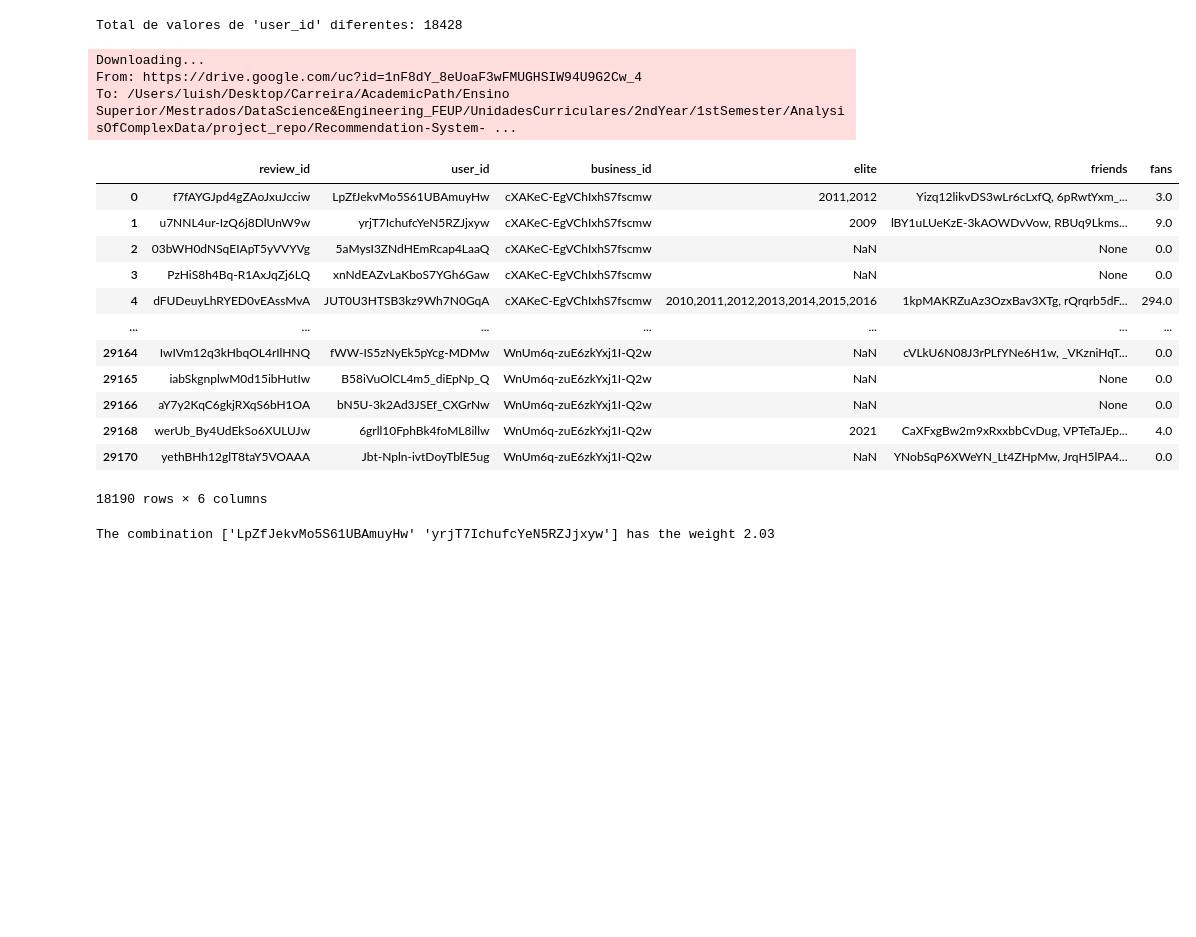
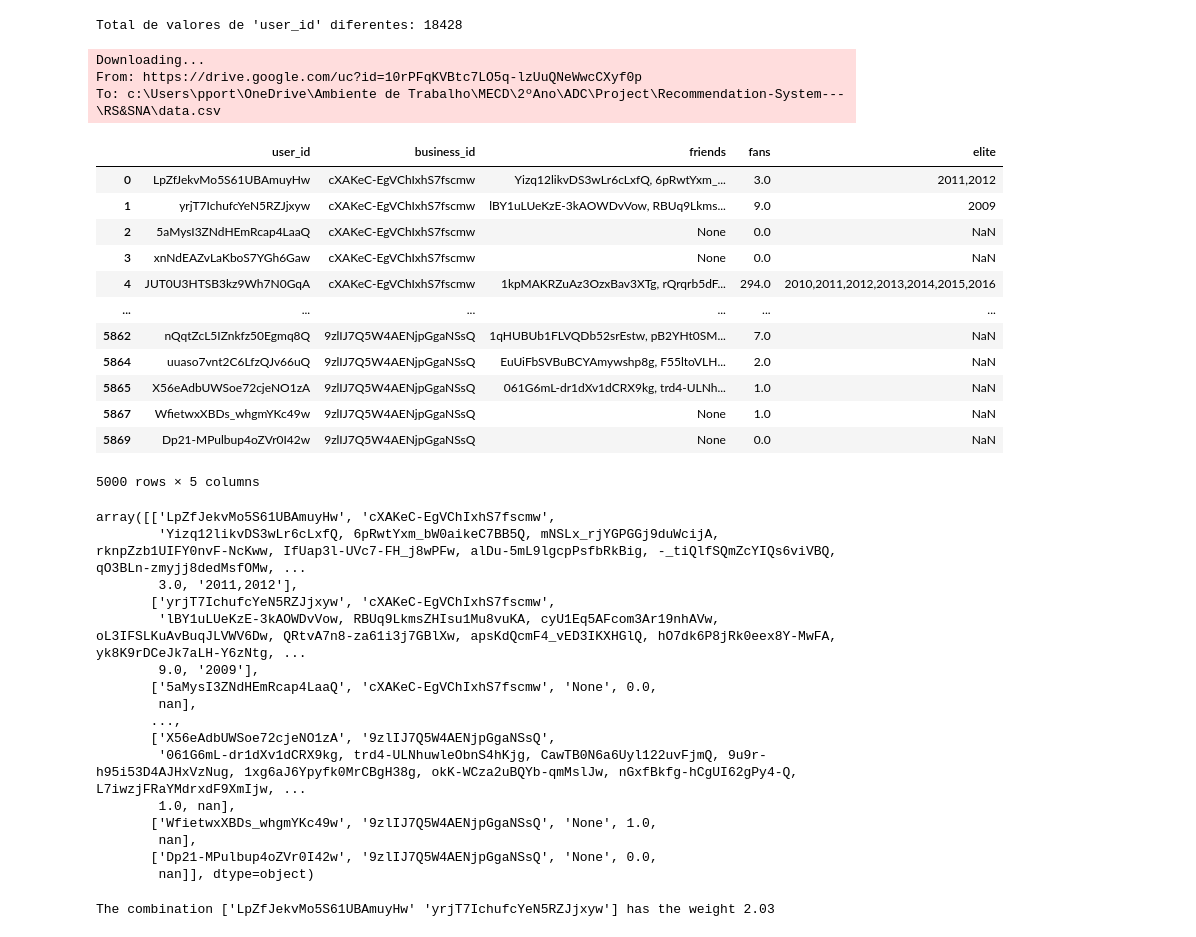
Before and after one commit to PPortela00/Recommendation-System---, a Jupyter notebook: RS&SNA/notebook.ipynb, the cells around one changed output. Drawn from its saved outputs; the diff is of its cells as text; code cells hidden in the pictures; blank space fills up the shorter version.

```diff
--- a/RS&SNA/notebook.ipynb
+++ b/RS&SNA/notebook.ipynb
@@ -388,35 +393,62 @@ sna_np = np.array(sna_df)
 Total de valores de 'user_id' diferentes: 18428
 # %%
 #File ID from your Google Drive URL
-file_id = '1nF8dY_8eUoaF3wFMUGHSIW94U9G2Cw_4'
+file_id = '10rPFqKVBtc7LO5q-lzUuQNeWwcCXyf0p'
 output = 'data.csv'  # Local filename to save the downloaded CSV file
 
 url = f'https://drive.google.com/uc?id={file_id}'
 
 gdown.download(url, output, quiet=False)
 
 # Read the downloaded CSV file with a semicolon delimiter
 sna_df = pd.read_csv(output, delimiter=';')
 sna_df = sna_df.drop_duplicates(subset='user_id')
 sna_np = np.array(sna_df)
+#display(sna_df)
+
+# Create a subset of sna_df with the first 5000 rows and the first 5 columns
+sna_df = sna_df.iloc[:5000, :5]
+
+sna_np = np.array(sna_df)
+
+# Display the subset of the DataFrame
 display(sna_df)
+
+# The subset of the NumPy array can be used directly
+display(sna_np)
 # %% [output]
 Downloading...
-From: https://drive.google.com/uc?id=1nF8dY_8eUoaF3wFMUGHSIW94U9G2Cw_4
-To: /Users/luish/Desktop/Carreira/AcademicPath/Ensino Superior/Mestrados/DataScience&Engineering_FEUP/UnidadesCurriculares/2ndYear/1stSemester/AnalysisOfComplexData/project_repo/Recommendation-System- ...
+From: https://drive.google.com/uc?id=10rPFqKVBtc7LO5q-lzUuQNeWwcCXyf0p
+To: c:\Users\pport\OneDrive\Ambiente de Trabalho\MECD\2ºAno\ADC\Project\Recommendation-System---\RS&SNA\data.csv
-|  | review_id | user_id | business_id | elite | friends | fans |
-| 0 | f7fAYGJpd4gZAoJxuJcciw | LpZfJekvMo5S61UBAmuyHw | cXAKeC-EgVChIxhS7fscmw | 2011,2012 | Yizq12likvDS3wLr6cLxfQ, 6pRwtYxm_... | 3.0 |
-| 1 | u7NNL4ur-IzQ6j8DlUnW9w | yrjT7IchufcYeN5RZJjxyw | cXAKeC-EgVChIxhS7fscmw | 2009 | lBY1uLUeKzE-3kAOWDvVow, RBUq9Lkms... | 9.0 |
-| 2 | 03bWH0dNSqEIApT5yVVYVg | 5aMysI3ZNdHEmRcap4LaaQ | cXAKeC-EgVChIxhS7fscmw | NaN | None | 0.0 |
-| 3 | PzHiS8h4Bq-R1AxJqZj6LQ | xnNdEAZvLaKboS7YGh6Gaw | cXAKeC-EgVChIxhS7fscmw | NaN | None | 0.0 |
-| 4 | dFUDeuyLhRYED0vEAssMvA | JUT0U3HTSB3kz9Wh7N0GqA | cXAKeC-EgVChIxhS7fscmw | 2010,2011,2012,2013,2014,2015,2016 | 1kpMAKRZuAz3OzxBav3XTg, rQrqrb5dF... | 294.0 |
-| ... | ... | ... | ... | ... | ... | ... |
-| 29164 | IwIVm12q3kHbqOL4rIlHNQ | fWW-IS5zNyEk5pYcg-MDMw | WnUm6q-zuE6zkYxj1I-Q2w | NaN | cVLkU6N08J3rPLfYNe6H1w, _VKzniHqT... | 0.0 |
-| 29165 | iabSkgnplwM0d15ibHutIw | B58iVuOlCL4m5_diEpNp_Q | WnUm6q-zuE6zkYxj1I-Q2w | NaN | None | 0.0 |
-| 29166 | aY7y2KqC6gkjRXqS6bH1OA | bN5U-3k2Ad3JSEf_CXGrNw | WnUm6q-zuE6zkYxj1I-Q2w | NaN | None | 0.0 |
-| 29168 | werUb_By4UdEkSo6XULUJw | 6grll10FphBk4foML8illw | WnUm6q-zuE6zkYxj1I-Q2w | 2021 | CaXFxgBw2m9xRxxbbCvDug, VPTeTaJEp... | 4.0 |
-| 29170 | yethBHh12glT8taY5VOAAA | Jbt-Npln-ivtDoyTblE5ug | WnUm6q-zuE6zkYxj1I-Q2w | NaN | YNobSqP6XWeYN_Lt4ZHpMw, JrqH5lPA4... | 0.0 |
+|  | user_id | business_id | friends | fans | elite |
+| 0 | LpZfJekvMo5S61UBAmuyHw | cXAKeC-EgVChIxhS7fscmw | Yizq12likvDS3wLr6cLxfQ, 6pRwtYxm_... | 3.0 | 2011,2012 |
+| 1 | yrjT7IchufcYeN5RZJjxyw | cXAKeC-EgVChIxhS7fscmw | lBY1uLUeKzE-3kAOWDvVow, RBUq9Lkms... | 9.0 | 2009 |
+| 2 | 5aMysI3ZNdHEmRcap4LaaQ | cXAKeC-EgVChIxhS7fscmw | None | 0.0 | NaN |
+| 3 | xnNdEAZvLaKboS7YGh6Gaw | cXAKeC-EgVChIxhS7fscmw | None | 0.0 | NaN |
+| 4 | JUT0U3HTSB3kz9Wh7N0GqA | cXAKeC-EgVChIxhS7fscmw | 1kpMAKRZuAz3OzxBav3XTg, rQrqrb5dF... | 294.0 | 2010,2011,2012,2013,2014,2015,2016 |
+| ... | ... | ... | ... | ... | ... |
+| 5862 | nQqtZcL5IZnkfz50Egmq8Q | 9zlIJ7Q5W4AENjpGgaNSsQ | 1qHUBUb1FLVQDb52srEstw, pB2YHt0SM... | 7.0 | NaN |
+| 5864 | uuaso7vnt2C6LfzQJv66uQ | 9zlIJ7Q5W4AENjpGgaNSsQ | EuUiFbSVBuBCYAmywshp8g, F55ltoVLH... | 2.0 | NaN |
+| 5865 | X56eAdbUWSoe72cjeNO1zA | 9zlIJ7Q5W4AENjpGgaNSsQ | 061G6mL-dr1dXv1dCRX9kg, trd4-ULNh... | 1.0 | NaN |
+| 5867 | WfietwxXBDs_whgmYKc49w | 9zlIJ7Q5W4AENjpGgaNSsQ | None | 1.0 | NaN |
+| 5869 | Dp21-MPulbup4oZVr0I42w | 9zlIJ7Q5W4AENjpGgaNSsQ | None | 0.0 | NaN |
-18190 rows × 6 columns
+5000 rows × 5 columns
+array([['LpZfJekvMo5S61UBAmuyHw', 'cXAKeC-EgVChIxhS7fscmw',
+        'Yizq12likvDS3wLr6cLxfQ, 6pRwtYxm_bW0aikeC7BB5Q, mNSLx_rjYGPGGj9duWcijA, rknpZzb1UIFY0nvF-NcKww, IfUap3l-UVc7-FH_j8wPFw, alDu-5mL9lgcpPsfbRkBig, -_tiQlfSQmZcYIQs6viVBQ, qO3BLn-zmyjj8dedMsfOMw, ...
+        3.0, '2011,2012'],
+       ['yrjT7IchufcYeN5RZJjxyw', 'cXAKeC-EgVChIxhS7fscmw',
+        'lBY1uLUeKzE-3kAOWDvVow, RBUq9LkmsZHIsu1Mu8vuKA, cyU1Eq5AFcom3Ar19nhAVw, oL3IFSLKuAvBuqJLVWV6Dw, QRtvA7n8-za61i3j7GBlXw, apsKdQcmF4_vED3IKXHGlQ, hO7dk6P8jRk0eex8Y-MwFA, yk8K9rDCeJk7aLH-Y6zNtg, ...
+        9.0, '2009'],
+       ['5aMysI3ZNdHEmRcap4LaaQ', 'cXAKeC-EgVChIxhS7fscmw', 'None', 0.0,
+        nan],
+       ...,
+       ['X56eAdbUWSoe72cjeNO1zA', '9zlIJ7Q5W4AENjpGgaNSsQ',
+        '061G6mL-dr1dXv1dCRX9kg, trd4-ULNhuwleObnS4hKjg, CawTB0N6a6Uyl122uvFjmQ, 9u9r-h95i53D4AJHxVzNug, 1xg6aJ6Ypyfk0MrCBgH38g, okK-WCza2uBQYb-qmMslJw, nGxfBkfg-hCgUI62gPy4-Q, L7iwzjFRaYMdrxdF9XmIjw, ...
+        1.0, nan],
+       ['WfietwxXBDs_whgmYKc49w', '9zlIJ7Q5W4AENjpGgaNSsQ', 'None', 1.0,
+        nan],
+       ['Dp21-MPulbup4oZVr0I42w', '9zlIJ7Q5W4AENjpGgaNSsQ', 'None', 0.0,
+        nan]], dtype=object)
 # %%
 def Weight(users_1, users_2):
     def EliteUsers(users_1):
```
Also changed, not shown: parts of 17 cells of this notebook.
